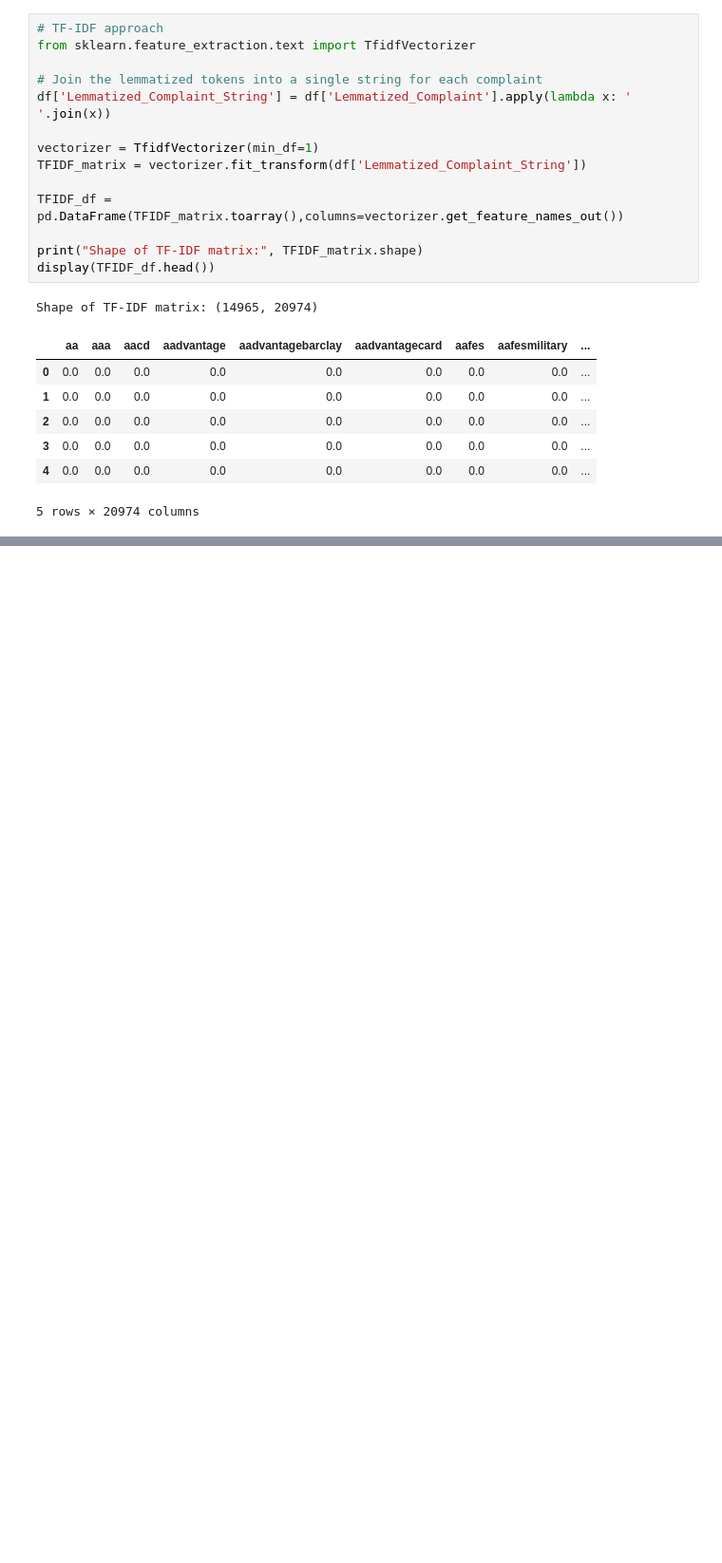
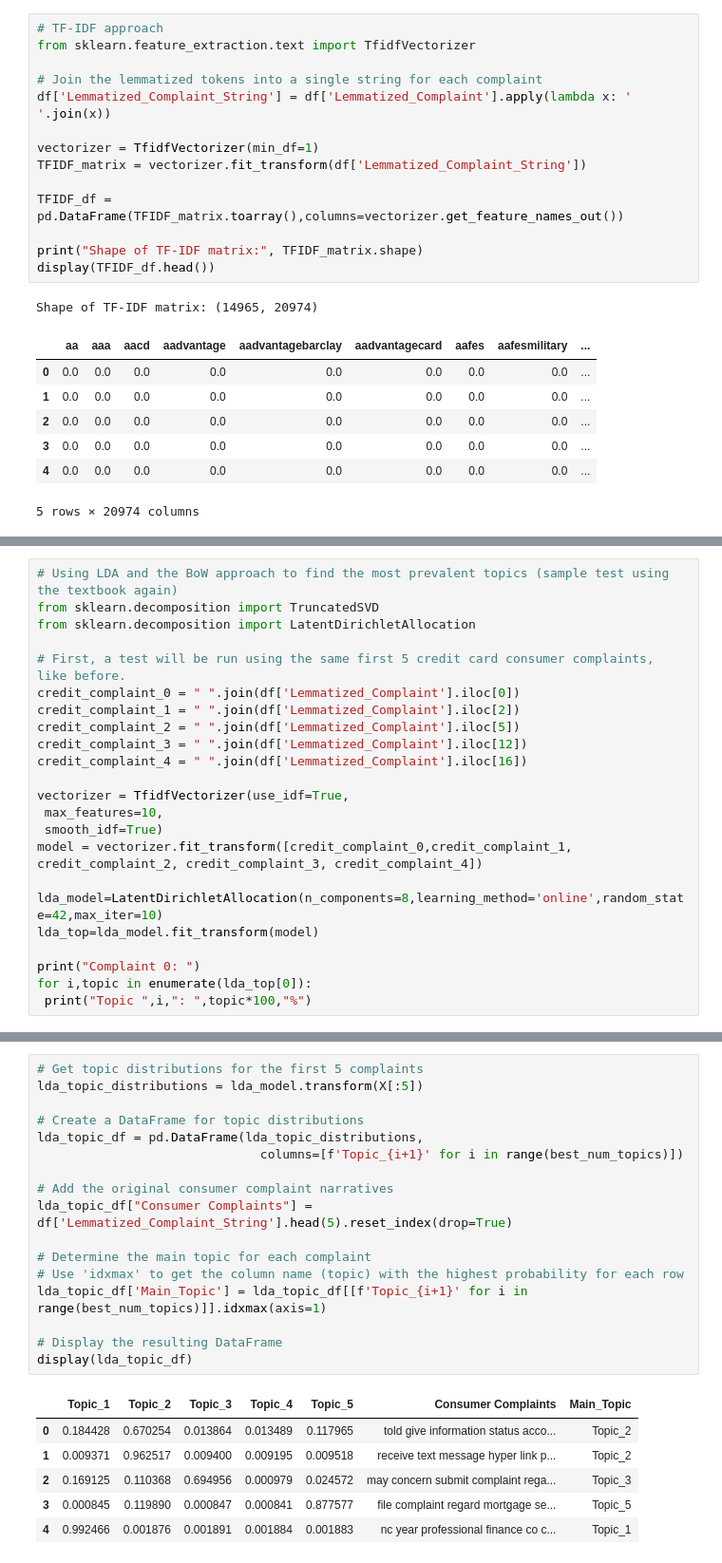
Before and after one commit to melaniedaniel7/CFPB-NLP-Topic-Analysis, a Jupyter notebook: CFPB_NLP_Analysis.ipynb, the cells around one changed output, grey strips where cells are left out. Shown at 95% size. Saved outputs shown, nothing was run; the diff lists cells and outputs as text; blank space fills up the shorter version.

```diff
--- a/CFPB_NLP_Analysis.ipynb
+++ b/CFPB_NLP_Analysis.ipynb
@@ -474,0 +471,23 @@ TOPIC : topic_11
+# %%
+# Using LDA and the BoW approach to find the most prevalent topics (sample test using the textbook again)
+from sklearn.decomposition import TruncatedSVD
+from sklearn.decomposition import LatentDirichletAllocation
+
+# First, a test will be run using the same first 5 credit card consumer complaints, like before.
+credit_complaint_0 = " ".join(df['Lemmatized_Complaint'].iloc[0])
+credit_complaint_1 = " ".join(df['Lemmatized_Complaint'].iloc[2])
+credit_complaint_2 = " ".join(df['Lemmatized_Complaint'].iloc[5])
+credit_complaint_3 = " ".join(df['Lemmatized_Complaint'].iloc[12])
+credit_complaint_4 = " ".join(df['Lemmatized_Complaint'].iloc[16])
+
+vectorizer = TfidfVectorizer(use_idf=True,
+ max_features=10,
+ smooth_idf=True)
+model = vectorizer.fit_transform([credit_complaint_0,credit_complaint_1, credit_complaint_2, credit_complaint_3, credit_complaint_4])
+
+lda_model=LatentDirichletAllocation(n_components=8,learning_method='online',random_state=42,max_iter=10)
+lda_top=lda_model.fit_transform(model)
+
+print("Complaint 0: ")
+for i,topic in enumerate(lda_top[0]):
+ print("Topic ",i,": ",topic*100,"%")
@@ -474,0 +602,24 @@ TOPIC : topic_11
+# %%
+# Get topic distributions for the first 5 complaints
+lda_topic_distributions = lda_model.transform(X[:5])
+
+# Create a DataFrame for topic distributions
+lda_topic_df = pd.DataFrame(lda_topic_distributions,
+                              columns=[f'Topic_{i+1}' for i in range(best_num_topics)])
+
+# Add the original consumer complaint narratives
+lda_topic_df["Consumer Complaints"] = df['Lemmatized_Complaint_String'].head(5).reset_index(drop=True)
+
+# Determine the main topic for each complaint
+# Use 'idxmax' to get the column name (topic) with the highest probability for each row
+lda_topic_df['Main_Topic'] = lda_topic_df[[f'Topic_{i+1}' for i in range(best_num_topics)]].idxmax(axis=1)
+
+# Display the resulting DataFrame
+display(lda_topic_df)
+# %% [output]
+|  | Topic_1 | Topic_2 | Topic_3 | Topic_4 | Topic_5 | Consumer Complaints | Main_Topic |
+| 0 | 0.184428 | 0.670254 | 0.013864 | 0.013489 | 0.117965 | told give information status acco... | Topic_2 |
+| 1 | 0.009371 | 0.962517 | 0.009400 | 0.009195 | 0.009518 | receive text message hyper link p... | Topic_2 |
+| 2 | 0.169125 | 0.110368 | 0.694956 | 0.000979 | 0.024572 | may concern submit complaint rega... | Topic_3 |
+| 3 | 0.000845 | 0.119890 | 0.000847 | 0.000841 | 0.877577 | file complaint regard mortgage se... | Topic_5 |
+| 4 | 0.992466 | 0.001876 | 0.001891 | 0.001884 | 0.001883 | nc year professional finance co c... | Topic_1 |
```
Also changed, not shown: parts of 5 cells of this notebook.
